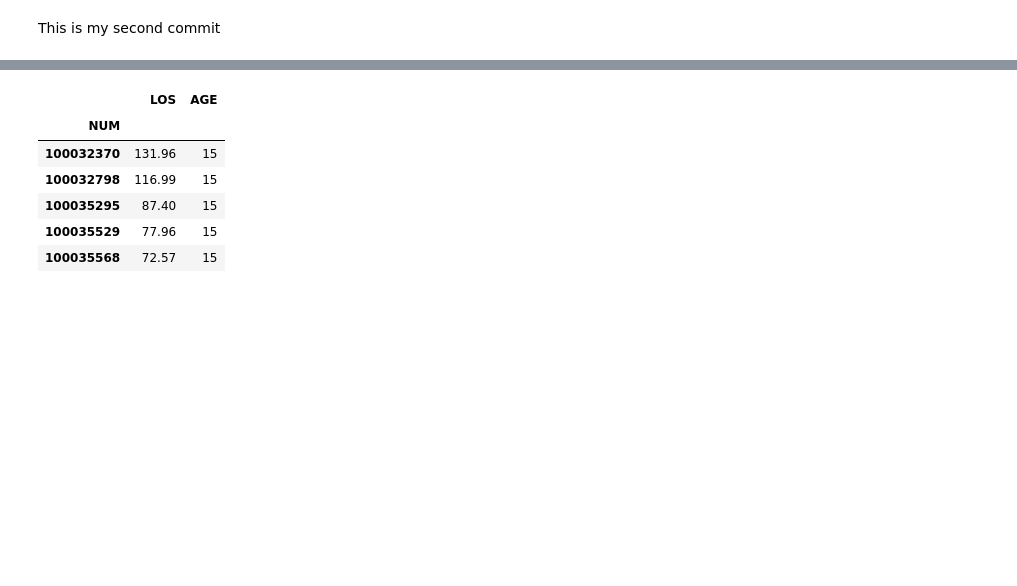
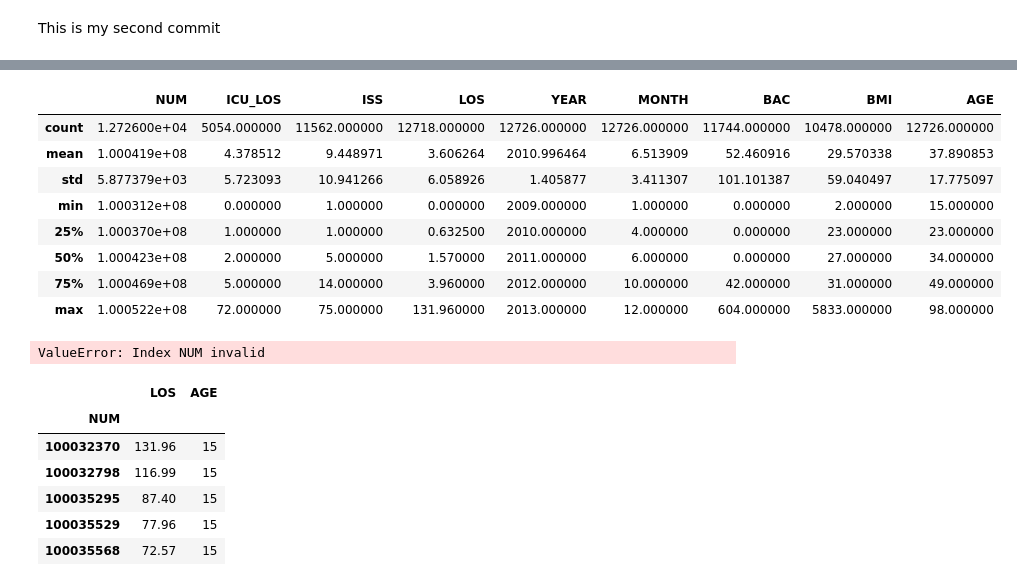
Before and after one commit to jmankin/traumadata, a Jupyter notebook: Random Forest Classification of Trauma Toxicology Data.ipynb, the cells around one changed output, grey strips where cells are left out. Cells and saved outputs as stored; diff of their text form; code cells hidden in the pictures; blank space fills up the shorter version.

```diff
--- a/Random Forest Classification of Trauma Toxicology Data.ipynb
+++ b/Random Forest Classification of Trauma Toxicology Data.ipynb
@@ -28,6 +22,20 @@ KeyError: 'NUM'
+# %%
+data.describe()
+# %% [output]
+|  | NUM | ICU_LOS | ISS | LOS | YEAR | MONTH | BAC | BMI | AGE |
+| count | 1.272600e+04 | 5054.000000 | 11562.000000 | 12718.000000 | 12726.000000 | 12726.000000 | 11744.000000 | 10478.000000 | 12726.000000 |
+| mean | 1.000419e+08 | 4.378512 | 9.448971 | 3.606264 | 2010.996464 | 6.513909 | 52.460916 | 29.570338 | 37.890853 |
+| std | 5.877379e+03 | 5.723093 | 10.941266 | 6.058926 | 1.405877 | 3.411307 | 101.101387 | 59.040497 | 17.775097 |
+| min | 1.000312e+08 | 0.000000 | 1.000000 | 0.000000 | 2009.000000 | 1.000000 | 0.000000 | 2.000000 | 15.000000 |
+| 25% | 1.000370e+08 | 1.000000 | 1.000000 | 0.632500 | 2010.000000 | 4.000000 | 0.000000 | 23.000000 | 23.000000 |
+| 50% | 1.000423e+08 | 2.000000 | 5.000000 | 1.570000 | 2011.000000 | 6.000000 | 0.000000 | 27.000000 | 34.000000 |
+| 75% | 1.000469e+08 | 5.000000 | 14.000000 | 3.960000 | 2012.000000 | 10.000000 | 42.000000 | 31.000000 | 49.000000 |
+| max | 1.000522e+08 | 72.000000 | 75.000000 | 131.960000 | 2013.000000 | 12.000000 | 604.000000 | 5833.000000 | 98.000000 |
 # %%
-label = pd.read_csv('testDeletedZeros.csv',index_col='NUM',dtype={'NUM': np.int, 'LOS':np.float32},usecols=['NUM','LOS'])
-features = pd.read_csv('testDeletedZeros.csv',index_col='NUM',usecols=['NUM','LOS','AGE'])
+features = pd.read_csv('toxdata.csv',na_values=" ",index_col='NUM',dtype={'NUM': np.int, 'LOS':np.float32},usecols=['NUM','LOS','ISS','YEAR','MONTH','BAC','BMI','AGE'])
+label = pd.read_csv('toxdata.csv',na_values=" ",dtype={'NUM': np.int, 'LOS':np.float32},index_col='NUM',usecols=['LOS'])
+# %% [output]
+ValueError: Index NUM invalid
 # %%
 features.head()
 # %% [output]
```
Also changed, not shown: parts of 5 cells of this notebook.
